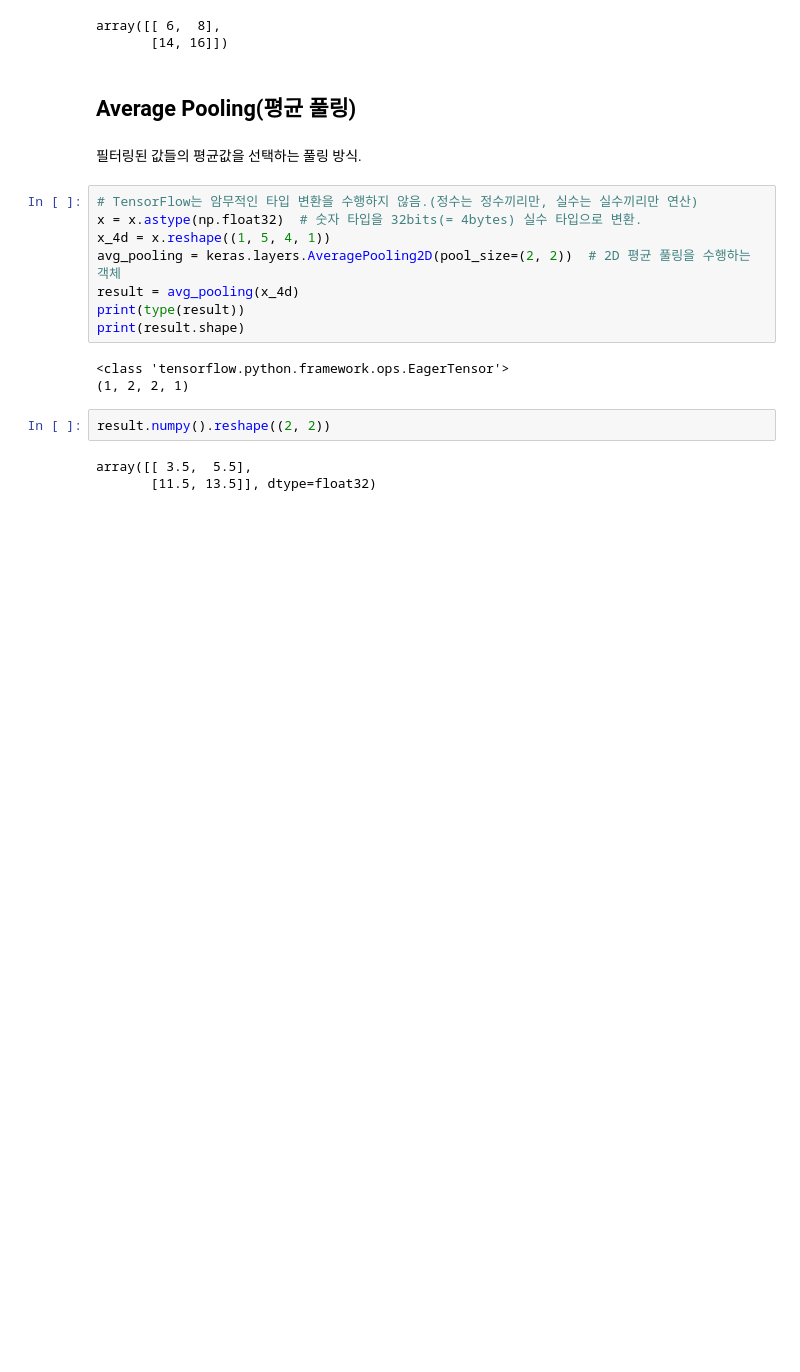
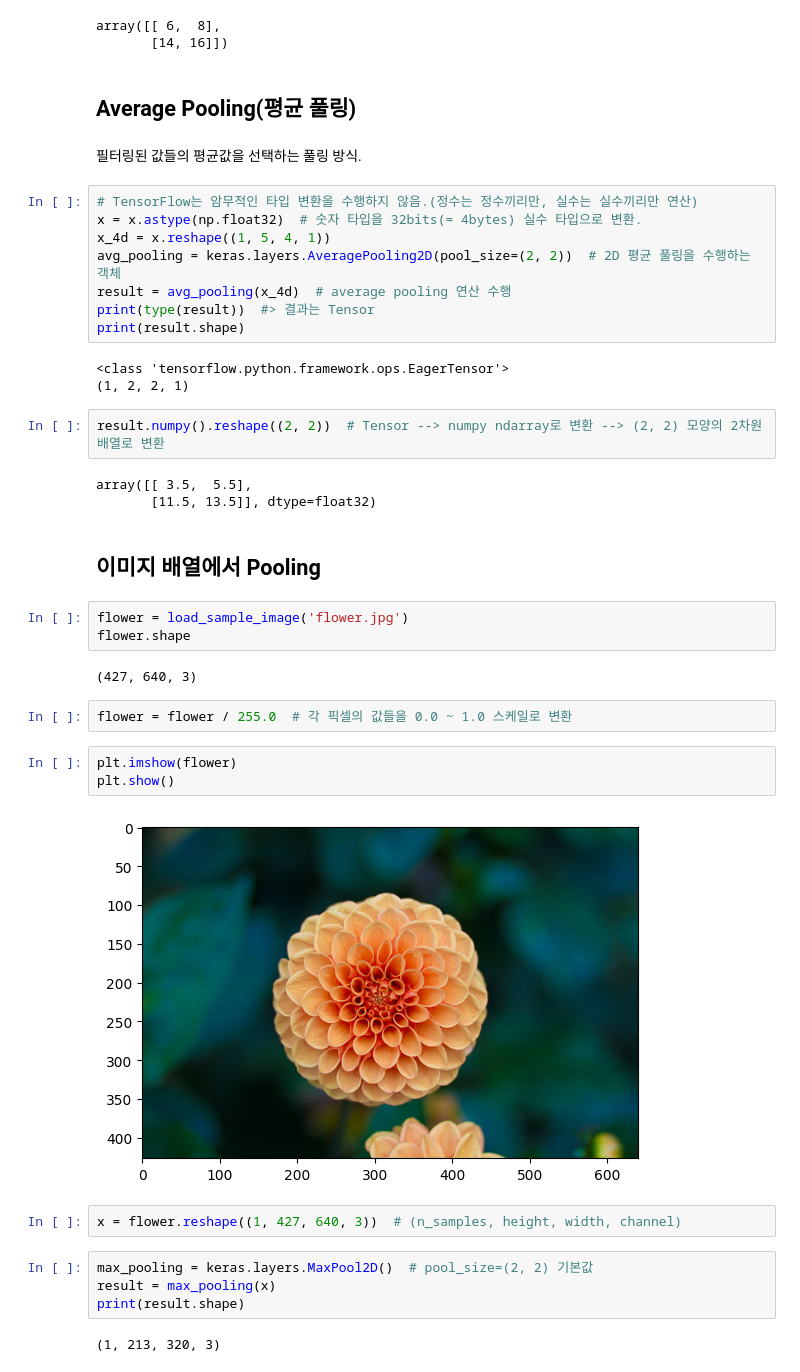
Before and after one commit to JakeOh/202605_BD57, a Jupyter notebook: lab_ml/ml18_cnn.ipynb, the cells around one changed output. Cells and saved outputs as stored; diff of their text form; blank space fills up the shorter version.

Commit message:
이미지에서 max pooling, average pooling의 효과. fashion MNIST 데이터셋 준비.

```diff
--- a/lab_ml/ml18_cnn.ipynb
+++ b/lab_ml/ml18_cnn.ipynb
@@ -280,14 +280,36 @@ array([[ 6,  8],
 x = x.astype(np.float32)  # 숫자 타입을 32bits(= 4bytes) 실수 타입으로 변환.
 x_4d = x.reshape((1, 5, 4, 1))
 avg_pooling = keras.layers.AveragePooling2D(pool_size=(2, 2))  # 2D 평균 풀링을 수행하는 객체
-result = avg_pooling(x_4d)
-print(type(result))
+result = avg_pooling(x_4d)  # average pooling 연산 수행
+print(type(result))  #> 결과는 Tensor
 print(result.shape)
 # %% [output]
 <class 'tensorflow.python.framework.ops.EagerTensor'>
 (1, 2, 2, 1)
 # %%
-result.numpy().reshape((2, 2))
+result.numpy().reshape((2, 2))  # Tensor --> numpy ndarray로 변환 --> (2, 2) 모양의 2차원 배열로 변환
 # %% [output]
 array([[ 3.5,  5.5],
        [11.5, 13.5]], dtype=float32)
+# %% [markdown]
+## 이미지 배열에서 Pooling
+# %%
+flower = load_sample_image('flower.jpg')
+flower.shape
+# %% [output]
+(427, 640, 3)
+# %%
+flower = flower / 255.0  # 각 픽셀의 값들을 0.0 ~ 1.0 스케일로 변환
+# %%
+plt.imshow(flower)
+plt.show()
+# %% [output]
+[figure, added]
+# %%
+x = flower.reshape((1, 427, 640, 3))  # (n_samples, height, width, channel)
+# %%
+max_pooling = keras.layers.MaxPool2D()  # pool_size=(2, 2) 기본값
+result = max_pooling(x)
+print(result.shape)
+# %% [output]
+(1, 213, 320, 3)
```
Also changed, not shown: parts of 9 cells of this notebook.
